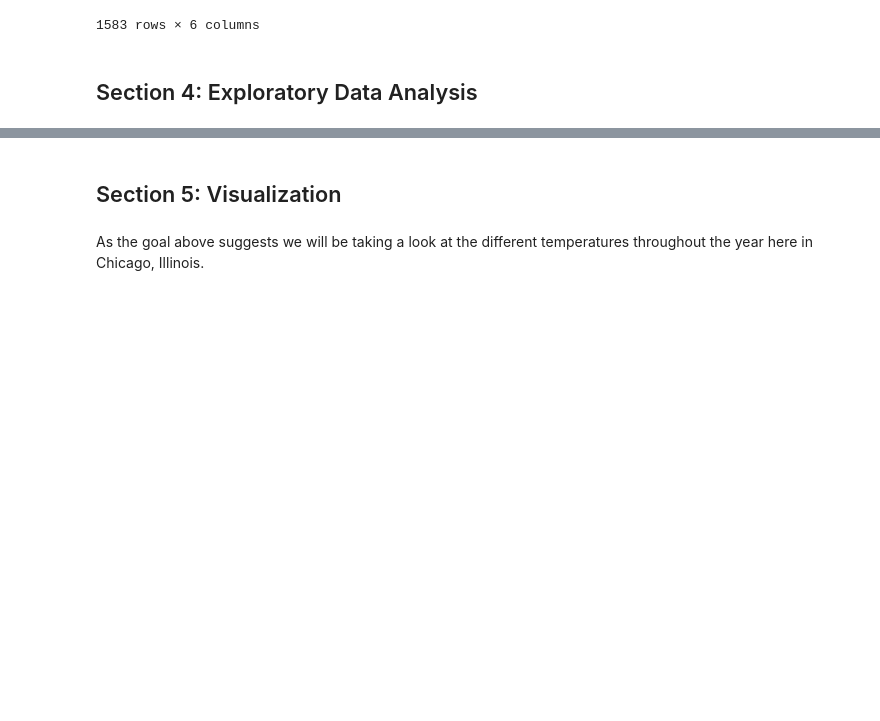
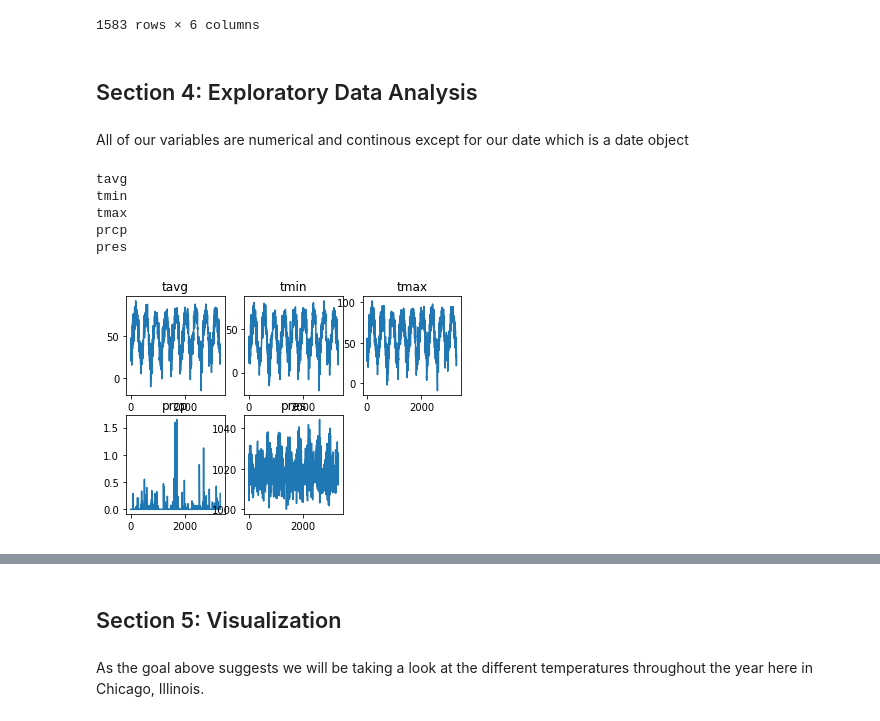
Before and after one commit to CS418/group-project-the-fast-the-curious, a Jupyter notebook: Project.ipynb, the cells around one changed output, grey strips where cells are left out. Cells and saved outputs as stored; diff of their text form; code cells hidden in the pictures; blank space fills up the shorter version.

```diff
--- a/Project.ipynb
+++ b/Project.ipynb
@@ -117,3 +117,22 @@ df
 1583 rows × 6 columns
 # %% [markdown]
 ## Section 4: Exploratory Data Analysis <br>
+# %% [markdown]
+All of our variables are numerical and continous except for our date which is a date object
+# %%
+import numpy as np
+import matplotlib.pyplot as plt
+
+columns = np.array(df.columns)
+for count, column in enumerate(columns[1:]):
+    plt.subplot(2, 3, count+1)
+    plt.plot(df[column])
+    plt.title(column)
+plt.show()
+# %% [output]
+tavg
+tmin
+tmax
+prcp
+pres
+[figure, added]
```
Also changed, not shown: parts of 9 cells of this notebook, 1 other file.
